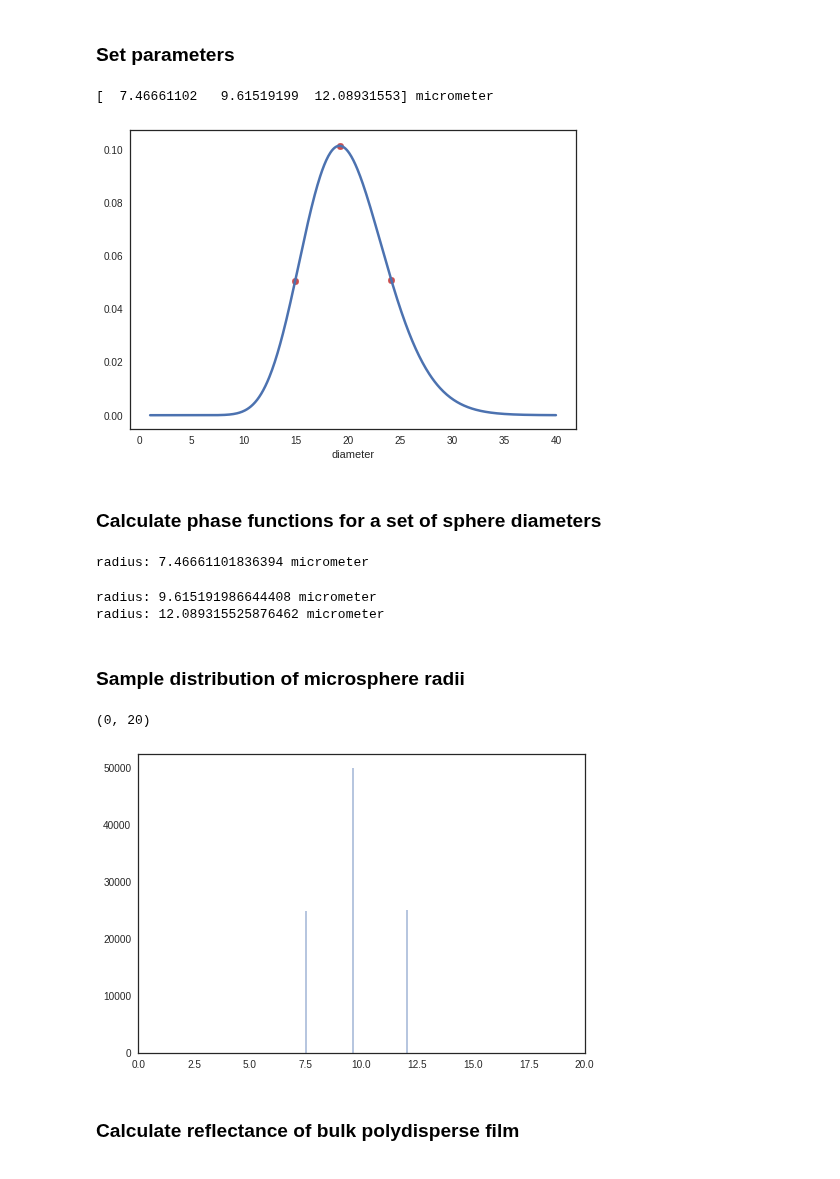
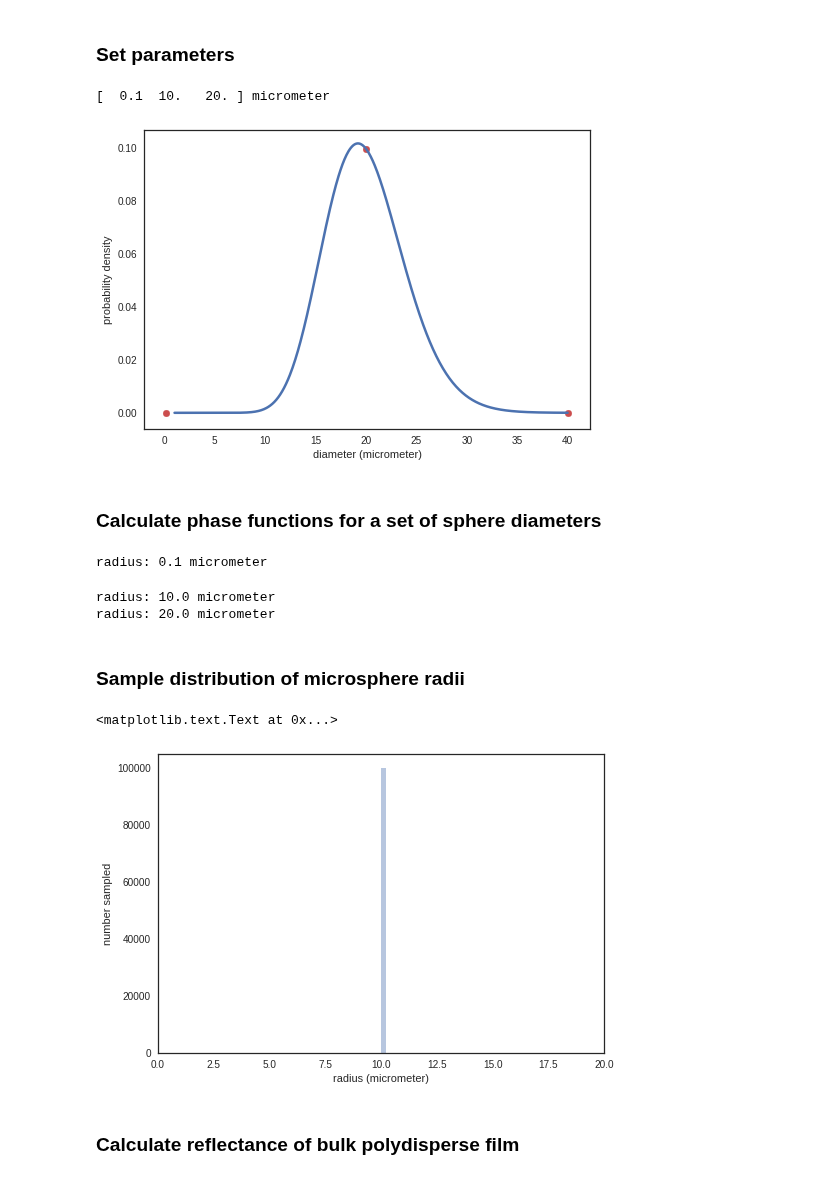
Before and after one commit to manoharan-lab/structural-color, a Jupyter notebook: bulk_polydispersity_tutorial.ipynb, the cells around one changed output. Cells and saved outputs as stored; diff of their text form; code cells hidden in the pictures.

```diff
--- a/bulk_polydispersity_tutorial.ipynb
+++ b/bulk_polydispersity_tutorial.ipynb
@@ -47,11 +47,11 @@ sns.set_style('white') # sets white plotting background
 # %%
 # calculate radius list to sample from
 
-microsphere_radius = pfs.calc_rad_list(num_radii, microsphere_radius_mean, pdi)
+microsphere_radius = pfs.calc_rad_list(num_radii, microsphere_radius_mean, pdi, equal_spacing = True)
 print(microsphere_radius)
 # %% [output]
-[  7.46661102   9.61519199  12.08931553] micrometer
+[  0.1  10.   20. ] micrometer
-[figure, old version]
+[figure, new version]
 # %% [markdown]
 ### Calculate phase functions for a set of sphere diameters
 # %%
@@ -117,21 +117,23 @@ for j in range(microsphere_radius.size):
         # calculate the probability density function values for the nu values of interest and store for each wavelength
         p_microsphere[j,i,:] = pdf(nu)
 # %% [output]
-radius: 7.46661101836394 micrometer
+radius: 0.1 micrometer
-radius: 9.615191986644408 micrometer
-radius: 12.089315525876462 micrometer
+radius: 10.0 micrometer
+radius: 20.0 micrometer
 # %% [markdown]
 ### Sample distribution of microsphere radii
 # %%
 # sample
 microsphere_rads_sampled = pfs.sample_radii(pdi, microsphere_radius, microsphere_radius_mean, ntrajectories_bulk,
                                          nevents_bulk)
 # plot
 sns.distplot(np.ndarray.flatten(microsphere_rads_sampled), kde = False)
 plt.xlim([0,20])
+plt.ylabel('number sampled')
+plt.xlabel('radius (' + str(microsphere_radius_mean.units) + ')')
 # %% [output]
-(0, 20)
+<matplotlib.text.Text at 0x...>
-[figure, old version]
+[figure, new version]
 # %% [markdown]
 ### Calculate reflectance of bulk polydisperse film
 # %%
```
Also changed, not shown: parts of 1 cell of this notebook, 1 other file.
